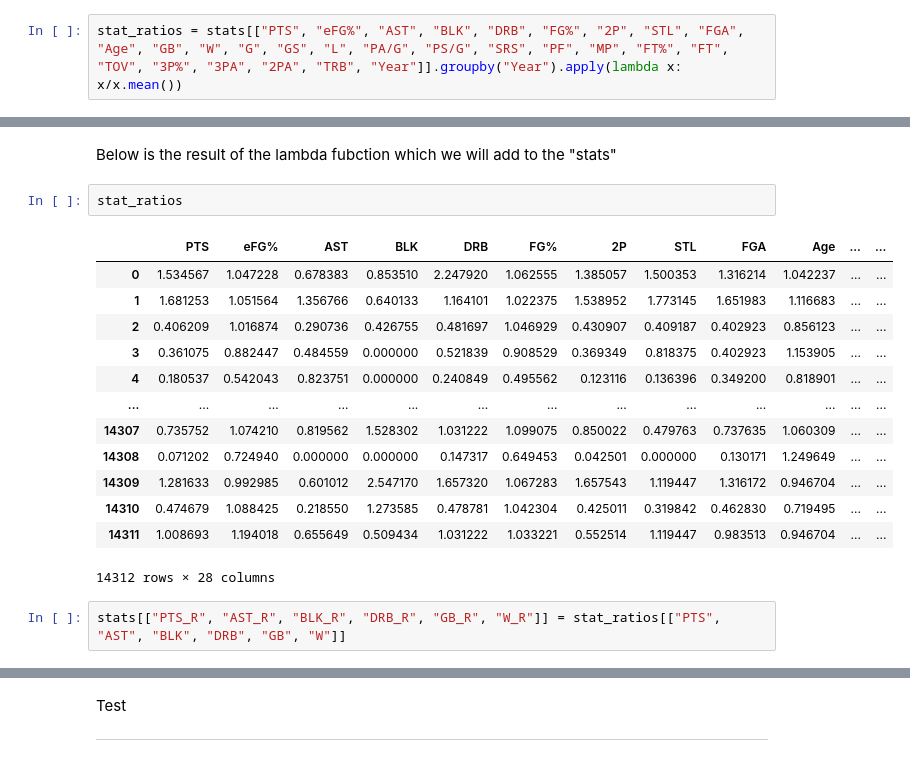
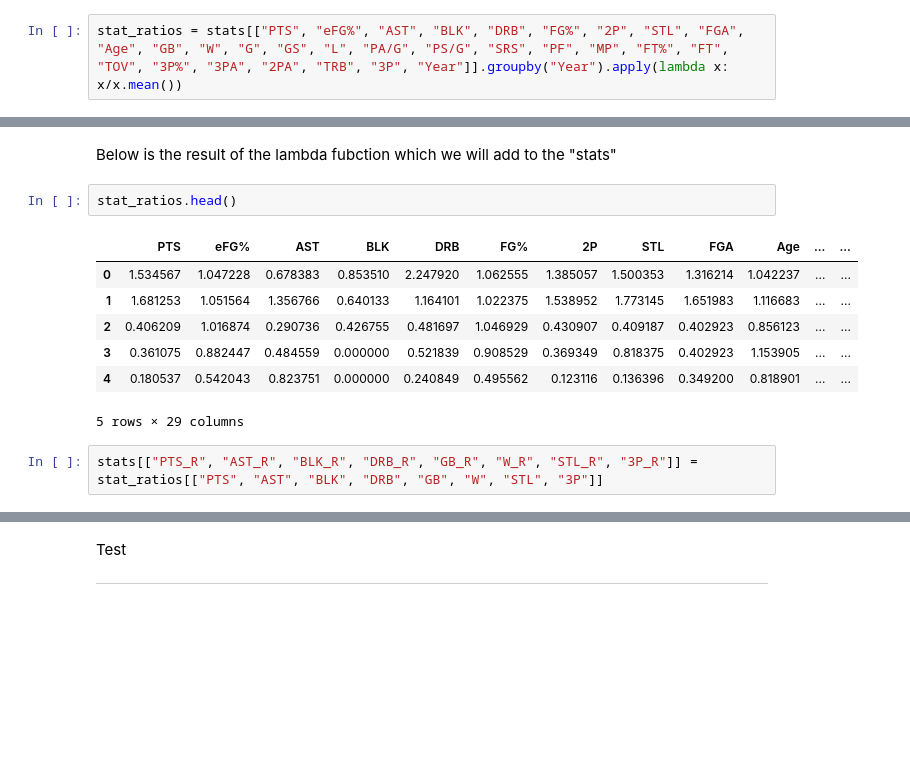
Before and after one commit to YaBoyBigPat/Python-Web-Scraper, a Jupyter notebook: Machine Learning.ipynb, the cells around one changed output, grey strips where cells are left out. Cells and saved outputs as stored; diff of their text form; blank space fills up the shorter version.

```diff
--- a/Machine Learning.ipynb
+++ b/Machine Learning.ipynb
@@ -340,7 +340,7 @@ ___
 # %% [markdown]
 ___
 # %%
-stat_ratios = stats[["PTS", "eFG%", "AST", "BLK", "DRB", "FG%", "2P", "STL", "FGA", "Age", "GB", "W", "G", "GS", "L", "PA/G", "PS/G", "SRS", "PF", "MP", "FT%", "FT", "TOV", "3P%", "3PA", "2PA", "TRB", "Year"]].groupby("Year").apply(lambda x: x/x.mean())
+stat_ratios = stats[["PTS", "eFG%", "AST", "BLK", "DRB", "FG%", "2P", "STL", "FGA", "Age", "GB", "W", "G", "GS", "L", "PA/G", "PS/G", "SRS", "PF", "MP", "FT%", "FT", "TOV", "3P%", "3PA", "2PA", "TRB", "3P", "Year"]].groupby("Year").apply(lambda x: x/x.mean())
 # %% [output]
 To preserve the previous behavior, use
 
@@ -355,23 +355,17 @@ To adopt the future behavior and silence this warning, use
 # %% [markdown]
 Below is the result of the lambda fubction which we will add to the "stats"
 # %%
-stat_ratios
+stat_ratios.head()
 # %% [output]
 |  | PTS | eFG% | AST | BLK | DRB | FG% | 2P | STL | FGA | Age | ... | ... |
 | 0 | 1.534567 | 1.047228 | 0.678383 | 0.853510 | 2.247920 | 1.062555 | 1.385057 | 1.500353 | 1.316214 | 1.042237 | ... | ... |
 | 1 | 1.681253 | 1.051564 | 1.356766 | 0.640133 | 1.164101 | 1.022375 | 1.538952 | 1.773145 | 1.651983 | 1.116683 | ... | ... |
 | 2 | 0.406209 | 1.016874 | 0.290736 | 0.426755 | 0.481697 | 1.046929 | 0.430907 | 0.409187 | 0.402923 | 0.856123 | ... | ... |
 | 3 | 0.361075 | 0.882447 | 0.484559 | 0.000000 | 0.521839 | 0.908529 | 0.369349 | 0.818375 | 0.402923 | 1.153905 | ... | ... |
 | 4 | 0.180537 | 0.542043 | 0.823751 | 0.000000 | 0.240849 | 0.495562 | 0.123116 | 0.136396 | 0.349200 | 0.818901 | ... | ... |
-| ... | ... | ... | ... | ... | ... | ... | ... | ... | ... | ... | ... | ... |
-| 14307 | 0.735752 | 1.074210 | 0.819562 | 1.528302 | 1.031222 | 1.099075 | 0.850022 | 0.479763 | 0.737635 | 1.060309 | ... | ... |
-| 14308 | 0.071202 | 0.724940 | 0.000000 | 0.000000 | 0.147317 | 0.649453 | 0.042501 | 0.000000 | 0.130171 | 1.249649 | ... | ... |
-| 14309 | 1.281633 | 0.992985 | 0.601012 | 2.547170 | 1.657320 | 1.067283 | 1.657543 | 1.119447 | 1.316172 | 0.946704 | ... | ... |
-| 14310 | 0.474679 | 1.088425 | 0.218550 | 1.273585 | 0.478781 | 1.042304 | 0.425011 | 0.319842 | 0.462830 | 0.719495 | ... | ... |
-| 14311 | 1.008693 | 1.194018 | 0.655649 | 0.509434 | 1.031222 | 1.033221 | 0.552514 | 1.119447 | 0.983513 | 0.946704 | ... | ... |
-14312 rows × 28 columns
+5 rows × 29 columns
 # %%
-stats[["PTS_R", "AST_R", "BLK_R", "DRB_R", "GB_R", "W_R"]] = stat_ratios[["PTS", "AST", "BLK", "DRB", "GB", "W"]]
+stats[["PTS_R", "AST_R", "BLK_R", "DRB_R", "GB_R", "W_R", "STL_R", "3P_R"]] = stat_ratios[["PTS", "AST", "BLK", "DRB", "GB", "W", "STL", "3P"]]
 # %%
 stats.head()
 # %% [output]
```
Also changed, not shown: parts of 14 cells of this notebook.
